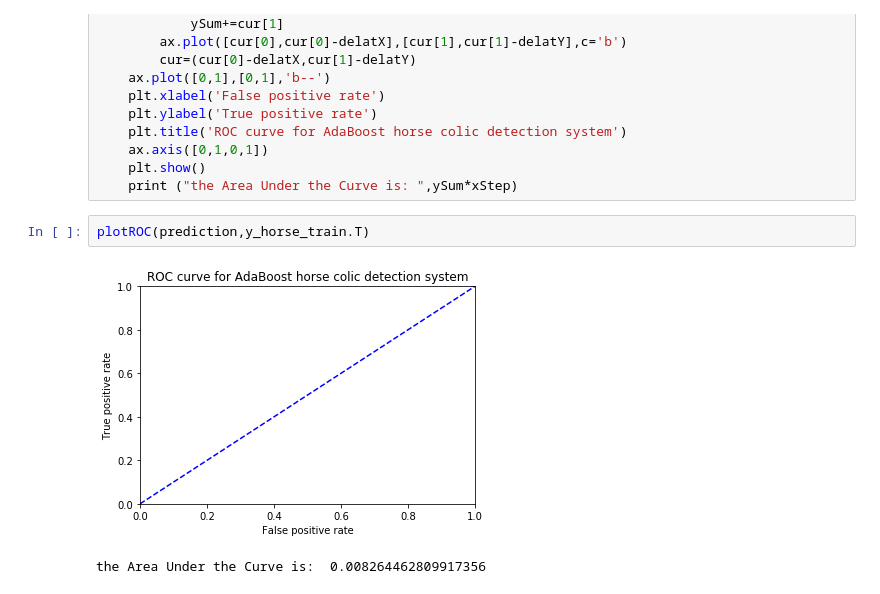
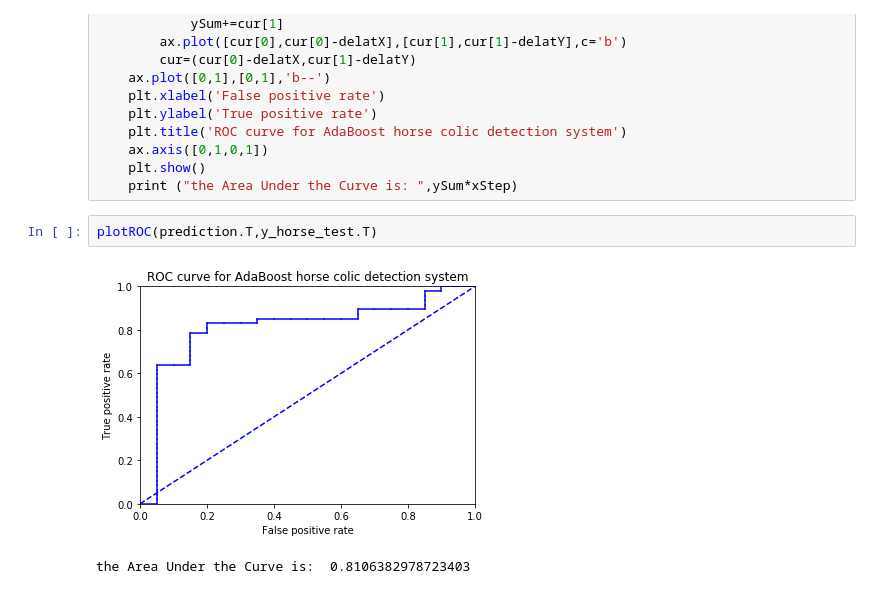
Before and after one commit to sycophant-stone/ml_playgroud, a Jupyter notebook: AdaBoost/AdaBoost.ipynb, the cells around one changed output. Saved outputs shown, nothing was run; the diff lists cells and outputs as text.

Commit message:
add adaBoost ROC curve

```diff
--- a/AdaBoost/AdaBoost.ipynb
+++ b/AdaBoost/AdaBoost.ipynb
@@ -467,7 +476,7 @@ def plotROC(predStrengths,classLabels):
     plt.show()
     print ("the Area Under the Curve is: ",ySum*xStep)
 # %%
-plotROC(prediction,y_horse_train.T)
+plotROC(prediction.T,y_horse_test.T)
 # %% [output]
-[figure, old version]
+[figure, new version]
-the Area Under the Curve is:  0.008264462809917356
+the Area Under the Curve is:  0.8106382978723403
```
Also changed, not shown: parts of 2 cells of this notebook.
